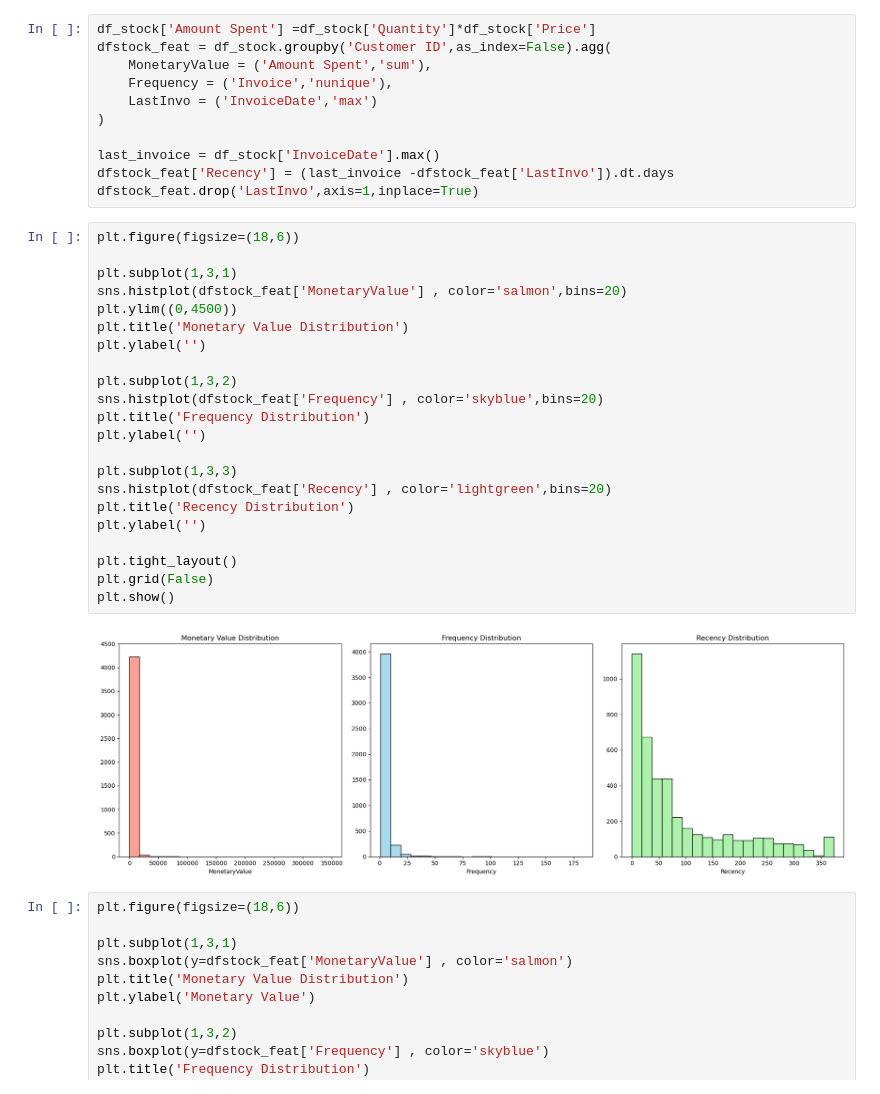
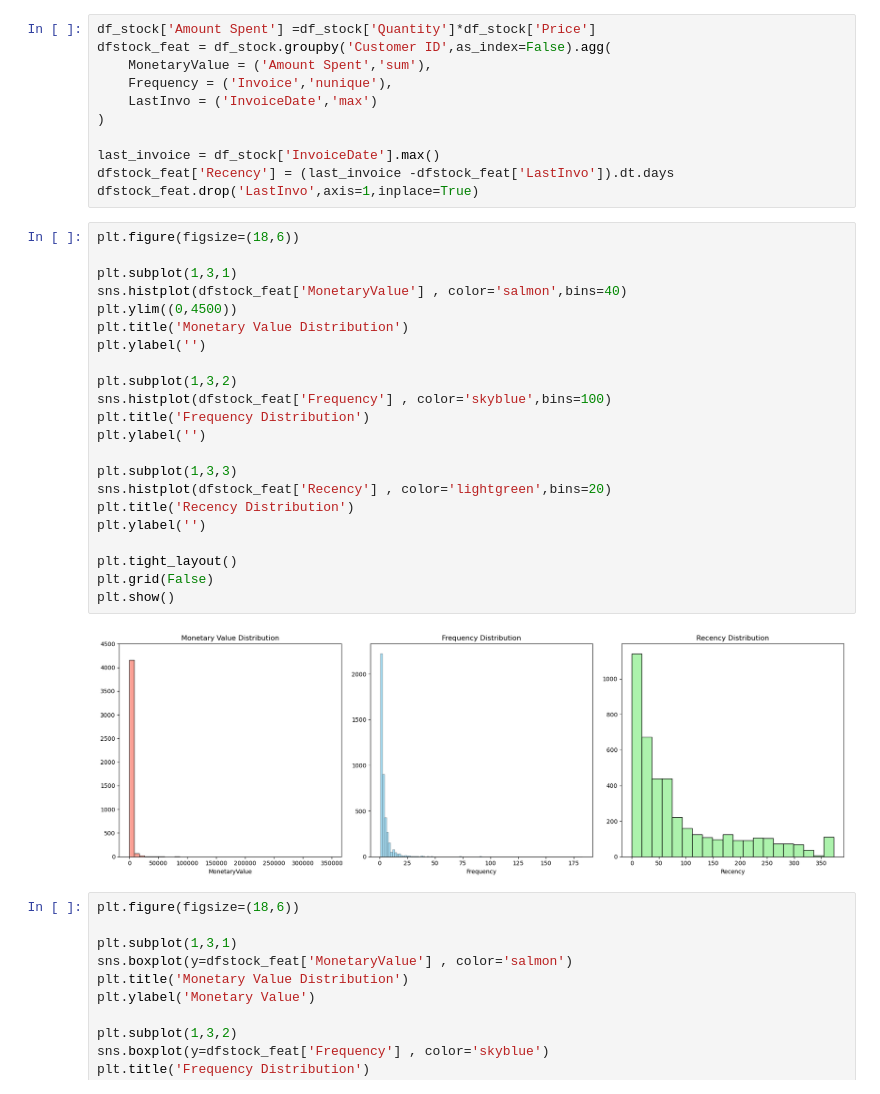
Before and after one commit to mertku/Customer_Segmentation_Python, a Jupyter notebook: Customer_Segmentation.ipynb, the cells around one changed output. Cells and saved outputs as stored; diff of their text form.

```diff
--- a/Customer_Segmentation.ipynb
+++ b/Customer_Segmentation.ipynb
@@ -49,27 +49,27 @@ dfstock_feat.drop('LastInvo',axis=1,inplace=True)
 # %%
 plt.figure(figsize=(18,6))
 
 plt.subplot(1,3,1)
-sns.histplot(dfstock_feat['MonetaryValue'] , color='salmon',bins=20)
+sns.histplot(dfstock_feat['MonetaryValue'] , color='salmon',bins=40)
 plt.ylim((0,4500))
 plt.title('Monetary Value Distribution')
 plt.ylabel('')
 
 plt.subplot(1,3,2)
-sns.histplot(dfstock_feat['Frequency'] , color='skyblue',bins=20)
+sns.histplot(dfstock_feat['Frequency'] , color='skyblue',bins=100)
 plt.title('Frequency Distribution')
 plt.ylabel('')
 
 plt.subplot(1,3,3)
 sns.histplot(dfstock_feat['Recency'] , color='lightgreen',bins=20)
 plt.title('Recency Distribution')
 plt.ylabel('')
 
 plt.tight_layout()
 plt.grid(False)
 plt.show()
 # %% [output]
-[figure, old version]
+[figure, new version]
 # %%
 plt.figure(figsize=(18,6))
 
```
Also changed, not shown: parts of 8 cells of this notebook, 8 other files.
